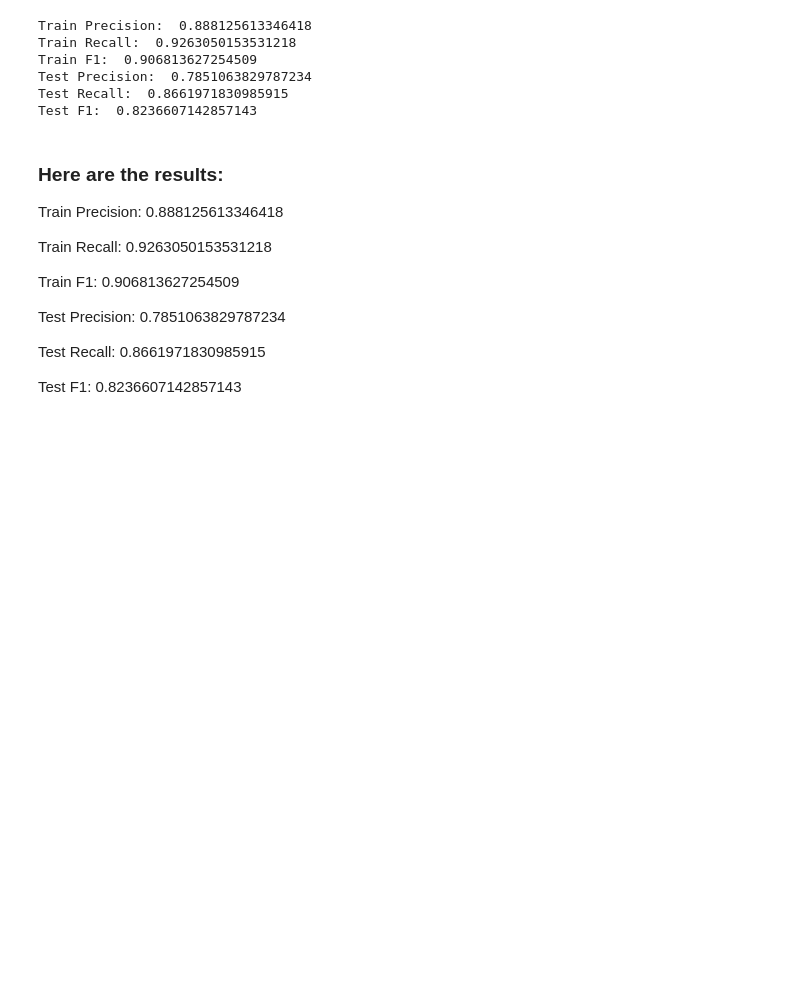
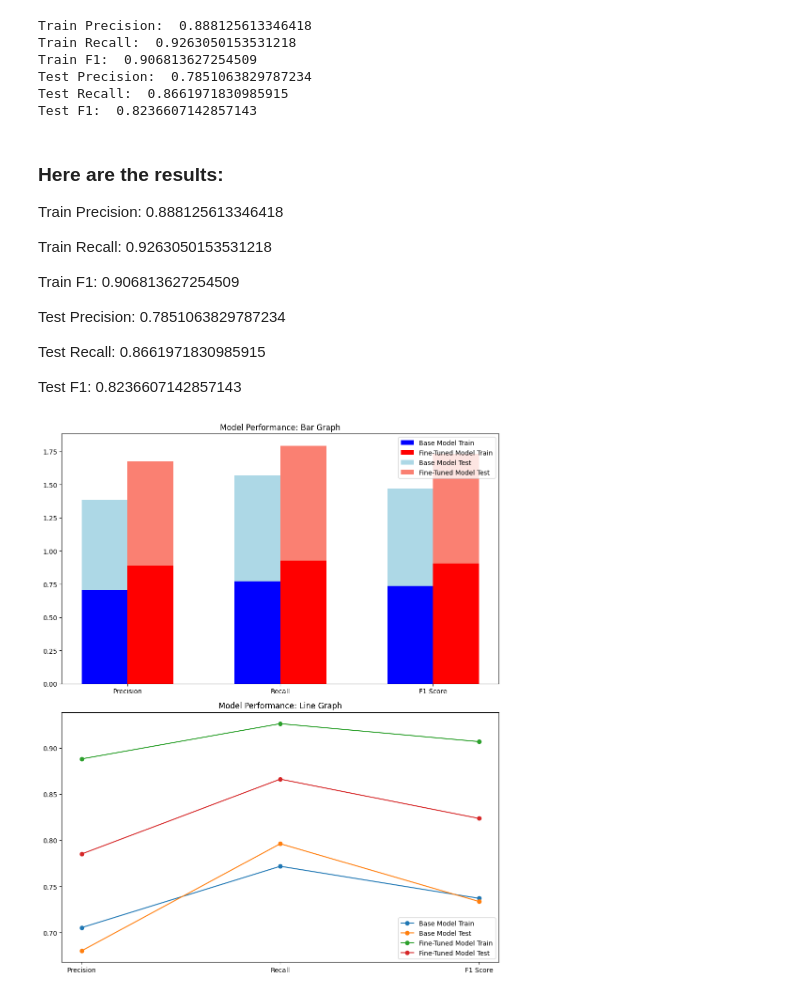
Before and after one commit to cyborgrob/MT_Reviews_SA, a Jupyter notebook: JointTask_Training_&_Inference.ipynb, the cells around one changed output. Cells and saved outputs as stored; diff of their text form; code cells hidden in the pictures; blank space fills up the shorter version.

```diff
--- a/JointTask_Training_&_Inference.ipynb
+++ b/JointTask_Training_&_Inference.ipynb
@@ -354,3 +354,39 @@ Test Precision:  0.7851063829787234
 Test Recall:  0.8661971830985915
 
 Test F1:  0.8236607142857143
+# %%
+## Code from Chatgpt
+
+import matplotlib.pyplot as plt
+
+# Data for plotting
+metrics = ['Precision', 'Recall', 'F1 Score']
+train_base = [0.7053320860617399, 0.7717502558853634, 0.7370478983382209]
+test_base = [0.680161943319838, 0.7962085308056872, 0.7336244541484715]
+train_finetuned = [0.888125613346418, 0.9263050153531218, 0.906813627254509]
+test_finetuned = [0.7851063829787234, 0.8661971830985915, 0.8236607142857143]
+
+fig, ax = plt.subplots(2, 1, figsize=(10, 12))
+
+# Bar Graph
+ax[0].bar([x - 0.15 for x in range(len(metrics))], train_base, width=0.3, label='Base Model Train', color='b')
+ax[0].bar([x + 0.15 for x in range(len(metrics))], train_finetuned, width=0.3, label='Fine-Tuned Model Train', color='r')
+ax[0].bar([x - 0.15 for x in range(len(metrics))], test_base, width=0.3, bottom=train_base, label='Base Model Test', color='lightblue')
+ax[0].bar([x + 0.15 for x in range(len(metrics))], test_finetuned, width=0.3, bottom=train_finetuned, label='Fine-Tuned Model Test', color='salmon')
+ax[0].set_xticks(range(len(metrics)))
+ax[0].set_xticklabels(metrics)
+ax[0].set_title('Model Performance: Bar Graph')
+ax[0].legend()
+
+# Line Graph
+ax[1].plot(metrics, train_base, marker='o', label='Base Model Train')
+ax[1].plot(metrics, test_base, marker='o', label='Base Model Test')
+ax[1].plot(metrics, train_finetuned, marker='o', label='Fine-Tuned Model Train')
+ax[1].plot(metrics, test_finetuned, marker='o', label='Fine-Tuned Model Test')
+ax[1].set_title('Model Performance: Line Graph')
+ax[1].legend()
+
+plt.tight_layout()
+plt.show()
+# %% [output]
+[figure, added]
```
Also changed, not shown: parts of 1 cell of this notebook.
